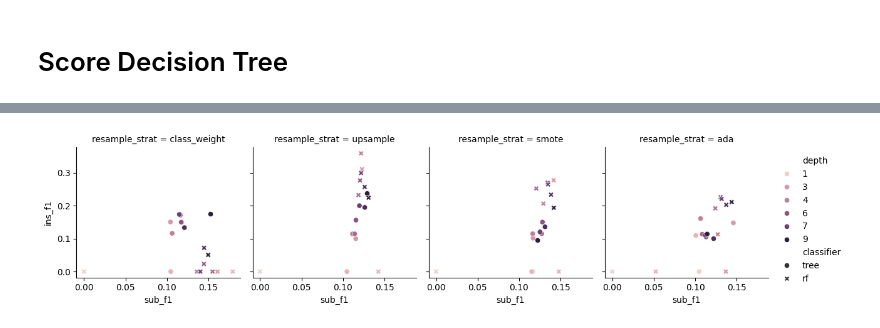
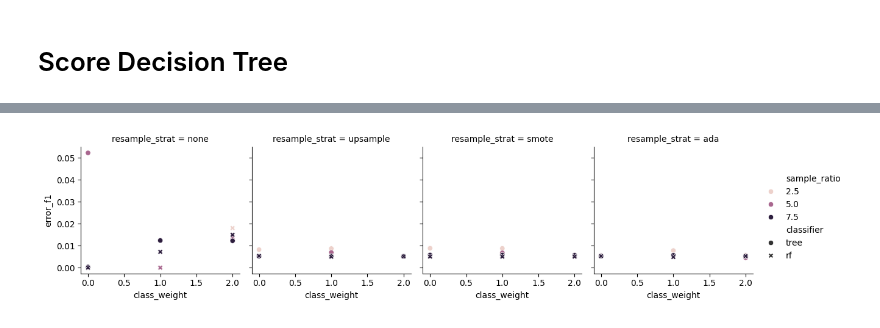
Before and after one commit to markjosims/u3u_project1, a Jupyter notebook: data_preprocess_mark.ipynb, the cells around one changed output, grey strips where cells are left out. Saved outputs shown, nothing was run; the diff lists cells and outputs as text; code cells hidden in the pictures.

```diff
--- a/data_preprocess_mark.ipynb
+++ b/data_preprocess_mark.ipynb
@@ -277,15 +265,22 @@ Name: count, dtype: int64
 # %% [markdown]
 # Model fitting
 # %%
+def fit_models(depth: int, train_df, weight_1_ratio = 1.0, weight_3_ratio = 1.0):
 
-def fit_no_resample(depth: int):
-    class_weight = 1-df['edit_type'].value_counts()/len(df)
-    class_weight=dict(class_weight)
+    X = train_df[feat_cols]
+    y = train_df['edit_type']#.map({0:0, 1:1, 3:1}) # uncomment for binary classification, i.e. hit vs any error
 
-    X = df[feat_cols]
-    y = df['edit_type']#.map({0:0, 1:1, 3:1}) # uncomment for binary classification, i.e. hit vs any error
-    tree_clf_weighted = sklearn.tree.DecisionTreeClassifier(max_depth=depth, class_weight=class_weight)
-    rf_clf_weighted = sklearn.ensemble.RandomForestClassifier(max_depth=depth, class_weight=class_weight) #increase max_depth of rf from 10 to 40
-    tree_clf_weighted.fit(X, y)
-    rf_clf_weighted.fit(X, y)
-    return tree_clf_weighted, rf_clf_weighted
+    use_class_weight = weight_1_ratio or weight_3_ratio
+    if use_class_weight:
+        class_weight = 1-train_df['edit_type'].value_counts()/len(train_df)
+        class_weight=dict(class_weight)
+        class_weight[1.0]*=weight_1_ratio
+        class_weight[3.0]*=weight_3_ratio
+        tree_clf = sklearn.tree.DecisionTreeClassifier(max_depth=depth, class_weight=class_weight)
+        rf_clf = sklearn.ensemble.RandomForestClassifier(max_depth=depth, class_weight=class_weight)
+    else:
+        tree_clf = sklearn.tree.DecisionTreeClassifier(max_depth=depth)
+        rf_clf = sklearn.ensemble.RandomForestClassifier(max_depth=depth)
+    tree_clf.fit(X, y)
+    rf_clf.fit(X, y)
+    return tree_clf, rf_clf
@@ -367 +340,3 @@ for depth in tqdm(range(1, 10)):
 score_df = pd.DataFrame(scores)
+# %%
+score_df['error_f1']=score_df['sub_f1']*score_df['ins_f1']
@@ -368,7 +360,7 @@ score_df = pd.DataFrame(scores)
 # %%
 g=sns.FacetGrid(data=score_df, col='resample_strat')
-g.map_dataframe(sns.scatterplot, x='sub_f1', y='ins_f1', hue='depth', style='classifier')
+g.map_dataframe(sns.scatterplot, x='class_weight', y='error_f1', hue='sample_ratio', style='classifier')
 g.add_legend()
 plt.show()
 # %% [output]
-[figure, old version]
+[figure, new version]
```
Also changed, not shown: parts of 9 cells of this notebook.
